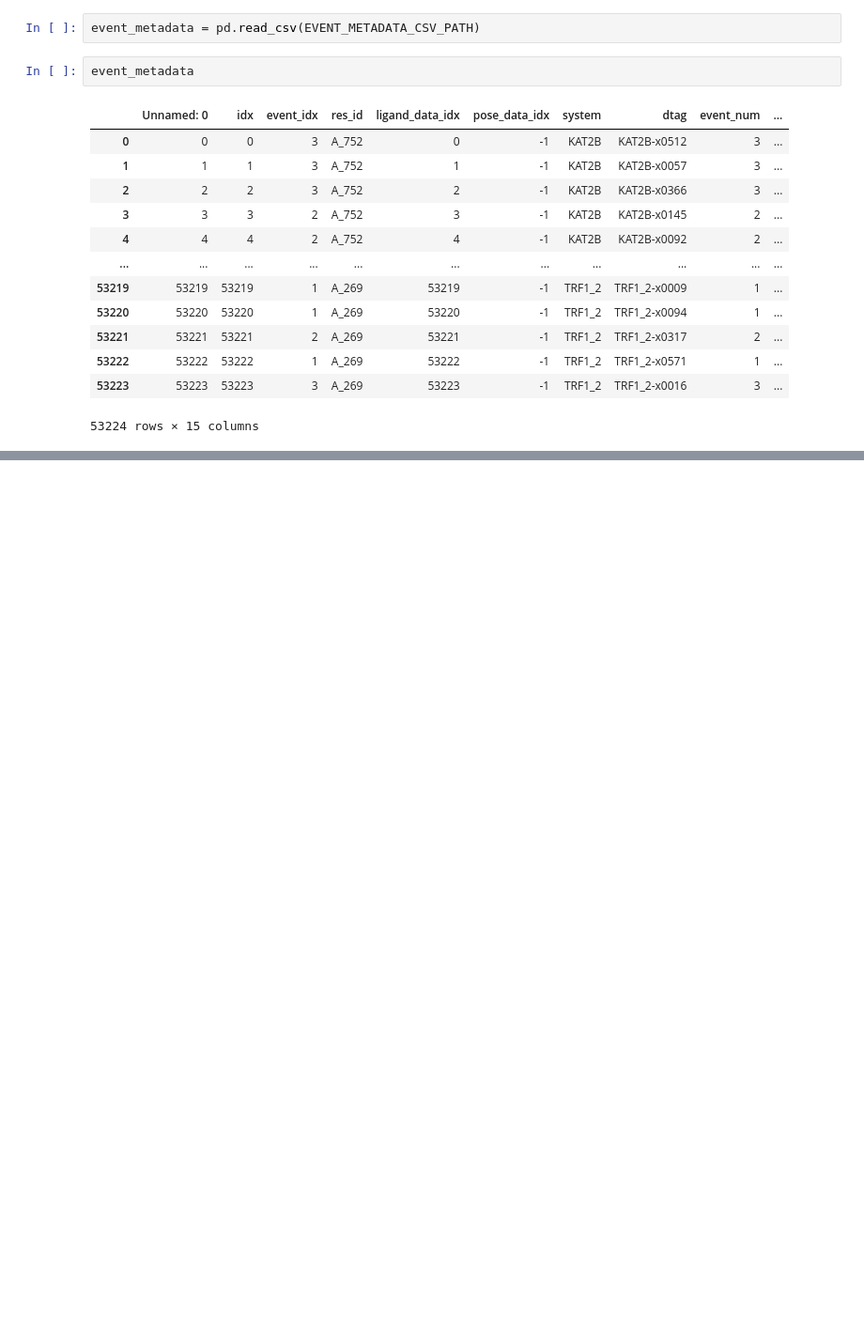
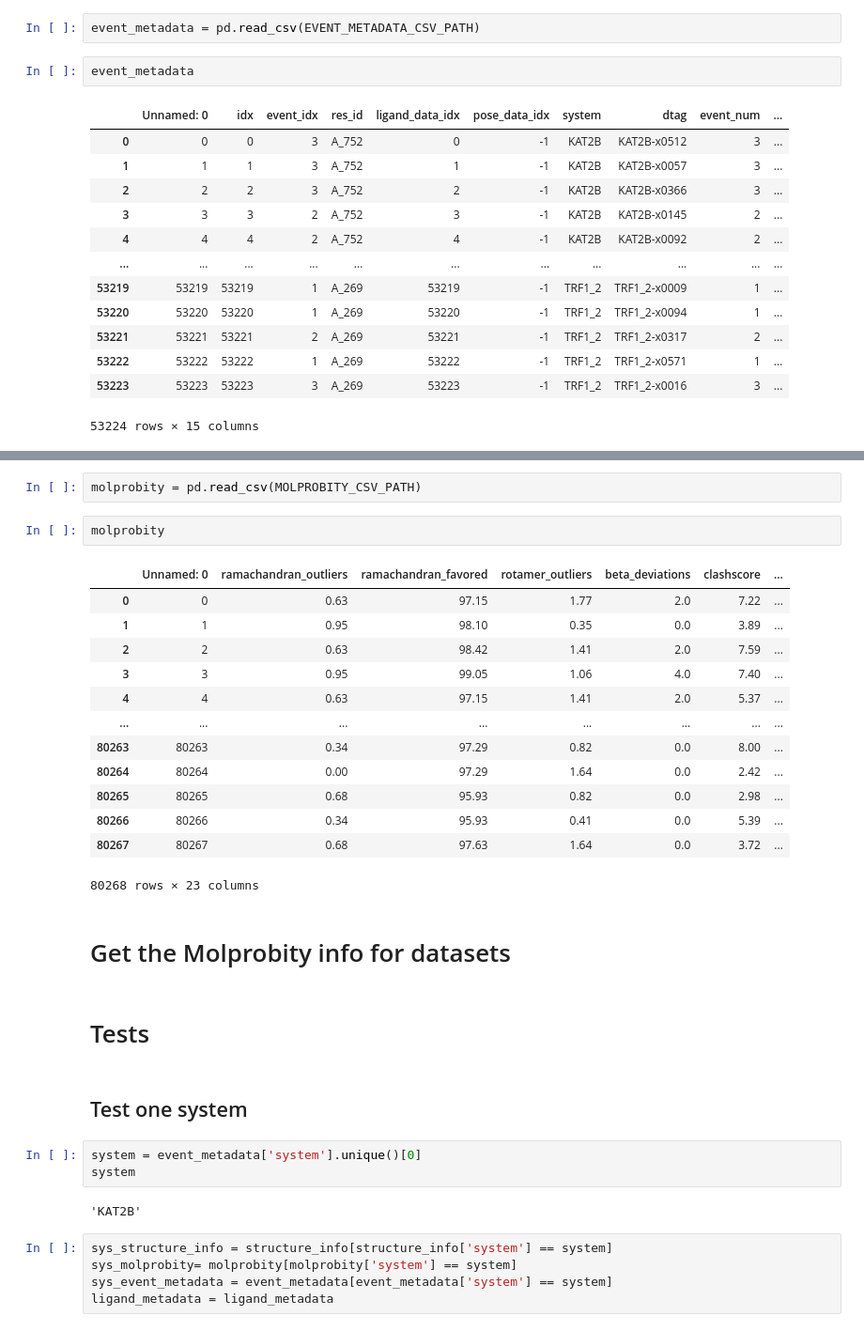
Before and after one commit to ConorFWild/pandda_2_paper_figures, a Jupyter notebook: Materials/XChemDataset.ipynb, the cells around one changed output, grey strips where cells are left out. Shown at 94% size. Saved outputs shown, nothing was run; the diff lists cells and outputs as text; blank space fills up the shorter version.

```diff
--- a/Materials/XChemDataset.ipynb
+++ b/Materials/XChemDataset.ipynb
@@ -32,0 +351,34 @@ event_metadata
+# %%
+molprobity = pd.read_csv(MOLPROBITY_CSV_PATH)
+# %%
+molprobity
+# %% [output]
+|  | Unnamed: 0 | ramachandran_outliers | ramachandran_favored | rotamer_outliers | beta_deviations | clashscore | ... |
+| 0 | 0 | 0.63 | 97.15 | 1.77 | 2.0 | 7.22 | ... |
+| 1 | 1 | 0.95 | 98.10 | 0.35 | 0.0 | 3.89 | ... |
+| 2 | 2 | 0.63 | 98.42 | 1.41 | 2.0 | 7.59 | ... |
+| 3 | 3 | 0.95 | 99.05 | 1.06 | 4.0 | 7.40 | ... |
+| 4 | 4 | 0.63 | 97.15 | 1.41 | 2.0 | 5.37 | ... |
+| ... | ... | ... | ... | ... | ... | ... | ... |
+| 80263 | 80263 | 0.34 | 97.29 | 0.82 | 0.0 | 8.00 | ... |
+| 80264 | 80264 | 0.00 | 97.29 | 1.64 | 0.0 | 2.42 | ... |
+| 80265 | 80265 | 0.68 | 95.93 | 0.82 | 0.0 | 2.98 | ... |
+| 80266 | 80266 | 0.34 | 95.93 | 0.41 | 0.0 | 5.39 | ... |
+| 80267 | 80267 | 0.68 | 97.63 | 1.64 | 0.0 | 3.72 | ... |
+80268 rows × 23 columns
+# %% [markdown]
+# Get the Molprobity info for datasets
+# %% [markdown]
+# Tests
+# %% [markdown]
+## Test one system
+# %%
+system = event_metadata['system'].unique()[0]
+system
+# %% [output]
+'KAT2B'
+# %%
+sys_structure_info = structure_info[structure_info['system'] == system]
+sys_molprobity= molprobity[molprobity['system'] == system]
+sys_event_metadata = event_metadata[event_metadata['system'] == system]
+ligand_metadata = ligand_metadata
```
Also changed, not shown: parts of 28 cells of this notebook, 6 other files.
